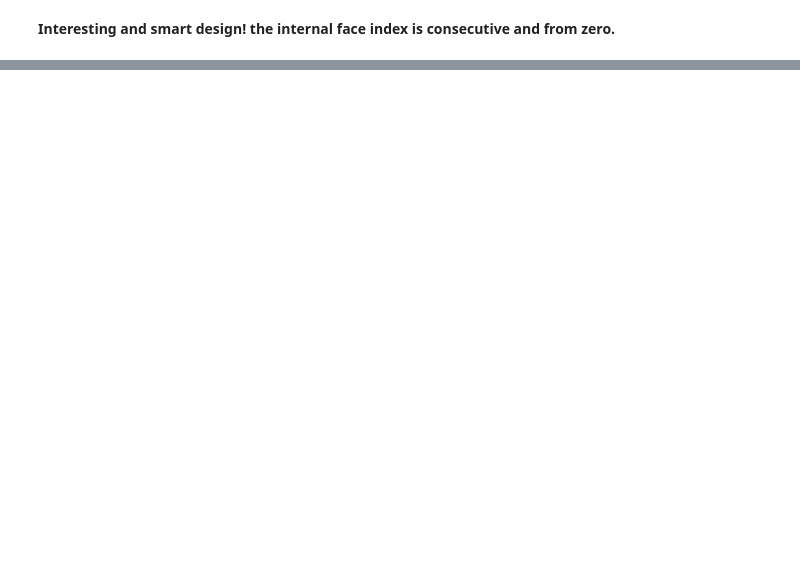
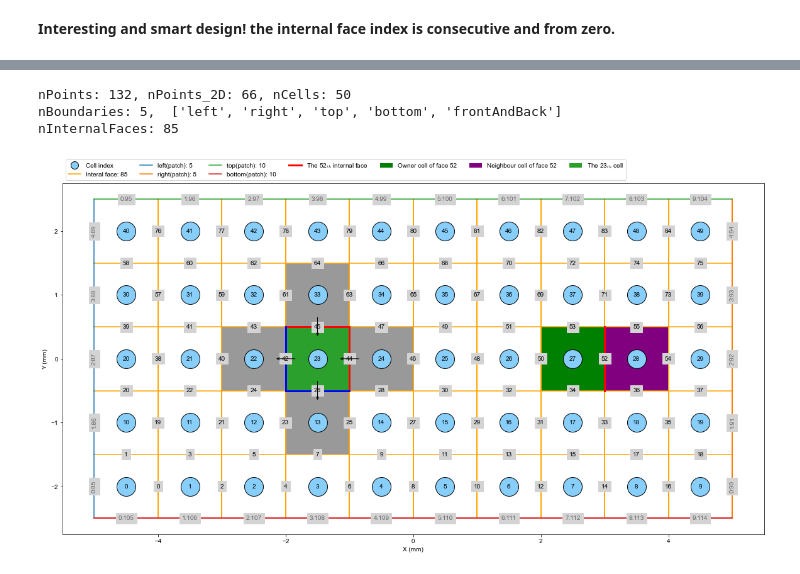
Before and after one commit to lruepke/HTF_lecture, a Jupyter notebook: lectures/L_FVM/cases/regularBox/jupyter/VisualizeResults.ipynb, the cells around one changed output, grey strips where cells are left out. Drawn from its saved outputs; the diff is of its cells as text; code cells hidden in the pictures; blank space fills up the shorter version.

```diff
--- a/lectures/L_FVM/cases/regularBox/jupyter/VisualizeResults.ipynb
+++ b/lectures/L_FVM/cases/regularBox/jupyter/VisualizeResults.ipynb
@@ -229,0 +30,27 @@ nInternalFaces: 85
+# %%
+caseName='regularBox'
+caseDir='../'
+
+# plot
+fig=plt.figure(figsize=(20, 12))
+ax=plt.gca()
+
+x,y,z,cells_rect,faces,boundaries,owners,neighbours=mesh2d.plotMeshTopology(ax,caseDir,ind_cell=23,index_intFace=52)
+# set axis
+ax.set_xlim(x.min(), x.max())
+ax.set_ylim(y.min(), y.max())
+ax.set_xlabel('X (mm)')
+ax.set_ylabel('Y (mm)')
+ax.axis('scaled')
+leg=ax.legend(ncol=7,loc='lower left', bbox_to_anchor=[0,1])
+leg.legendHandles[0]._legmarker.set_markersize(12)
+fname_fig= lambda fmt: str('%s/mesh_FVM_%s.%s'%(path_figures,caseName,fmt))
+for fmt in fig_fmt:
+    plt.savefig(fname_fig(fmt),dpi=dpi,bbox_inches='tight')
+
+plt.show()
+# %% [output]
+nPoints: 132, nPoints_2D: 66, nCells: 50
+nBoundaries: 5,  ['left', 'right', 'top', 'bottom', 'frontAndBack']
+nInternalFaces: 85
+[figure, added]
```
Also changed, not shown: parts of 5 cells of this notebook, 8 other files.
